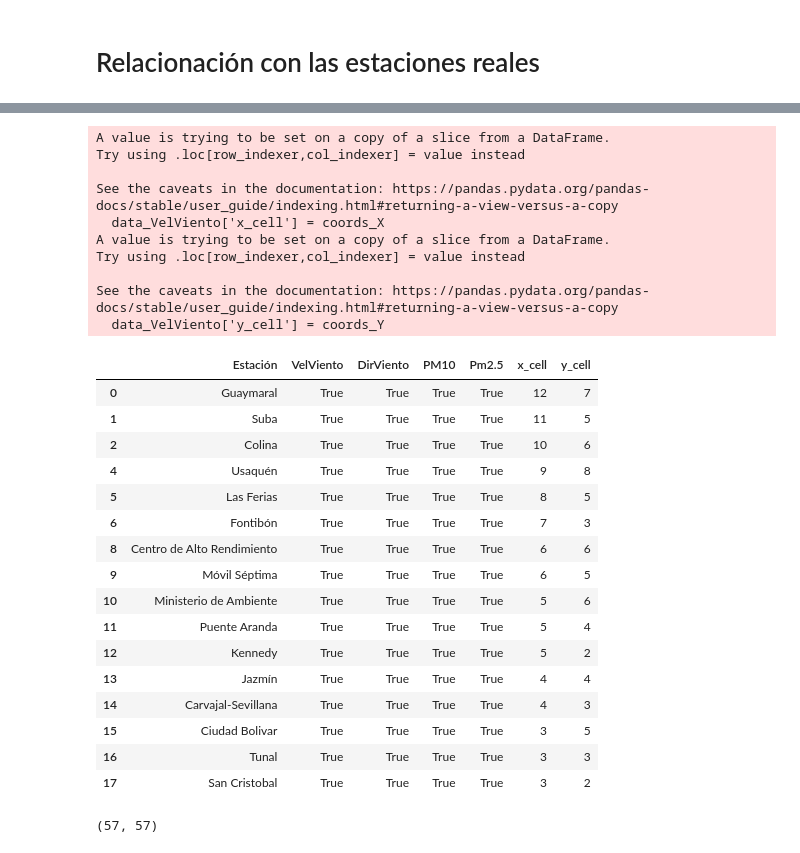
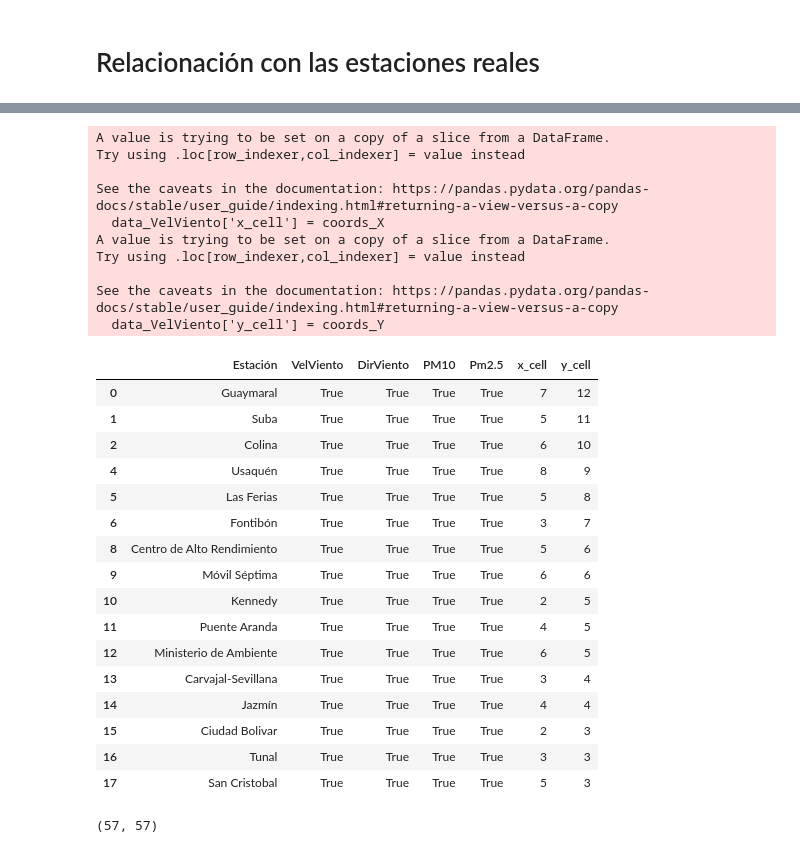
Before and after one commit to svargasro/Wildfire-Smoke-Spread-Over-Bogot-Workshops, a Jupyter notebook: Proyecto Final/Codigo/Analisis de Datos/Polucion/grid.ipynb, the cells around one changed output, grey strips where cells are left out. Saved outputs shown, nothing was run; the diff lists cells and outputs as text; code cells hidden in the pictures.

Commit message:
Verified the positions of the stations

```diff
--- a/Proyecto Final/Codigo/Analisis de Datos/Polucion/grid.ipynb
+++ b/Proyecto Final/Codigo/Analisis de Datos/Polucion/grid.ipynb
@@ -8,13 +8,13 @@ import matplotlib.patches as patches
 # %% [markdown]
 # Parametros de la grilla
 # %%
-Lx, Ly = 14, 10 #Escala 1
+Ly, Lx = 14, 10 #Escala 1
 #Lx, Ly = 28, 20 #Escala 2
 #Lx, Ly = 42, 30 #Escala 3
 # Lx, Ly = 56, 40 #Escala 4
 # Lx, Ly = 70, 50 #Escala 5
 # Lx, Ly = 84, 60 #Escala 6
 
-grid_size = (Lx, Ly)
+grid_size = (Ly, Lx)
 Lx/Ly
 # %% [output]
@@ -98,17 +98,19 @@ if circles is not None:
     for i in range(grid_size[0]):
         for j in range(grid_size[1]):
             if stations_positions[i, j] == 1:
-                rect = patches.Rectangle((j * cell_width, (Lx - 1 - i) * cell_height), cell_width, cell_height, linewidth=1, edgecolor='b', facecolor='none', alpha=0.9)
+                rect = patches.Rectangle((j * cell_width, (Ly - 1 - i) * cell_height), cell_width, cell_height, linewidth=1, edgecolor='b', facecolor='none', alpha=0.9)
                 ax.add_patch(rect)
                 # Anotar la posición en la celda
-                plt.text(j * cell_width + cell_width / 2, (Lx - 1 - i) * cell_height + cell_height / 2, f'({i}, {j})', color='black', fontsize=8, ha='center', va='center', alpha=1)
+                plt.text(j * cell_width + cell_width / 2, (Ly - 1 - i) * cell_height + cell_height / 2, f'({i}, {j})', color='black', fontsize=8, ha='center', va='center', alpha=1)
 
             else:
-                rect = patches.Rectangle((j * cell_width, (Lx - 1 - i) * cell_height), cell_width, cell_height, linewidth=1, edgecolor='r', facecolor='none', alpha=0.2)
+                rect = patches.Rectangle((j * cell_width, (Ly - 1 - i) * cell_height), cell_width, cell_height, linewidth=1, edgecolor='r', facecolor='none', alpha=0.2)
                 ax.add_patch(rect)
 
     # Mostrar la imagen con las posiciones de los círculos y la grilla coloreada
     plt.title('Grilla sobre la imagen con identificación de círculos')
+    plt.ylabel('X')
+    plt.xlabel('Y')
     plt.show()
     print(f'Numero de estaciones contadas: {len(stations_positions[stations_positions == 1])}')
 
@@ -148,50 +183,48 @@ len(data_VelViento)
 # %%
 coords_X, coords_Y = [], []
-# Verificar si lo siguiente es correcto
-# Recorrer `stations_positions` y asignar coordenadas a los valores distintos de cero
-# Estas se recorren en i de izquierda a derecha y en j de abajo hacia arriba ya
-# en el dataset se encuentran las estaciones en orden de arriba hacia abajo y
-# de izquierda a derecha
-for i in reversed(range(Lx)):
-    for j in reversed(range(Ly)):
+# Estas se recorren en i de izquierda a derecha y en j de arriba hacia abajo ya
+# que en el dataset se encuentran las estaciones en orden de arriba hacia abajo
+# y de izquierda a derecha
+for i in reversed(range(Ly)):
+    for j in range(Lx):
         if stations_positions[i, j] != 0:
             # print(f'Estación en la celda ({i}, {j})')
-            coords_X.append(i)
-            coords_Y.append(j)
+            coords_Y.append(i)
+            coords_X.append(j)
 
 # Asignar las coordenadas al DataFrame
 data_VelViento['x_cell'] = coords_X
 data_VelViento['y_cell'] = coords_Y
 
 data_VelViento
 # %% [output]
 A value is trying to be set on a copy of a slice from a DataFrame.
 Try using .loc[row_indexer,col_indexer] = value instead
 
 See the caveats in the documentation: https://pandas.pydata.org/pandas-docs/stable/user_guide/indexing.html#returning-a-view-versus-a-copy
   data_VelViento['x_cell'] = coords_X
 A value is trying to be set on a copy of a slice from a DataFrame.
 Try using .loc[row_indexer,col_indexer] = value instead
 
 See the caveats in the documentation: https://pandas.pydata.org/pandas-docs/stable/user_guide/indexing.html#returning-a-view-versus-a-copy
   data_VelViento['y_cell'] = coords_Y
 |  | Estación | VelViento | DirViento | PM10 | Pm2.5 | x_cell | y_cell |
-| 0 | Guaymaral | True | True | True | True | 12 | 7 |
-| 1 | Suba | True | True | True | True | 11 | 5 |
-| 2 | Colina | True | True | True | True | 10 | 6 |
-| 4 | Usaquén | True | True | True | True | 9 | 8 |
-| 5 | Las Ferias | True | True | True | True | 8 | 5 |
-| 6 | Fontibón | True | True | True | True | 7 | 3 |
-| 8 | Centro de Alto Rendimiento | True | True | True | True | 6 | 6 |
-| 9 | Móvil Séptima | True | True | True | True | 6 | 5 |
-| 10 | Ministerio de Ambiente | True | True | True | True | 5 | 6 |
-| 11 | Puente Aranda | True | True | True | True | 5 | 4 |
-| 12 | Kennedy | True | True | True | True | 5 | 2 |
-| 13 | Jazmín | True | True | True | True | 4 | 4 |
-| 14 | Carvajal-Sevillana | True | True | True | True | 4 | 3 |
-| 15 | Ciudad Bolivar | True | True | True | True | 3 | 5 |
+| 0 | Guaymaral | True | True | True | True | 7 | 12 |
+| 1 | Suba | True | True | True | True | 5 | 11 |
+| 2 | Colina | True | True | True | True | 6 | 10 |
+| 4 | Usaquén | True | True | True | True | 8 | 9 |
+| 5 | Las Ferias | True | True | True | True | 5 | 8 |
+| 6 | Fontibón | True | True | True | True | 3 | 7 |
+| 8 | Centro de Alto Rendimiento | True | True | True | True | 5 | 6 |
+| 9 | Móvil Séptima | True | True | True | True | 6 | 6 |
+| 10 | Kennedy | True | True | True | True | 2 | 5 |
+| 11 | Puente Aranda | True | True | True | True | 4 | 5 |
+| 12 | Ministerio de Ambiente | True | True | True | True | 6 | 5 |
+| 13 | Carvajal-Sevillana | True | True | True | True | 3 | 4 |
+| 14 | Jazmín | True | True | True | True | 4 | 4 |
+| 15 | Ciudad Bolivar | True | True | True | True | 2 | 3 |
 | 16 | Tunal | True | True | True | True | 3 | 3 |
-| 17 | San Cristobal | True | True | True | True | 3 | 2 |
+| 17 | San Cristobal | True | True | True | True | 5 | 3 |
 # %%
 data_VelViento.to_csv('../estaciones_coord.txt', sep=',', index=False)
 # %%
```
Also changed, not shown: parts of 5 cells of this notebook.
